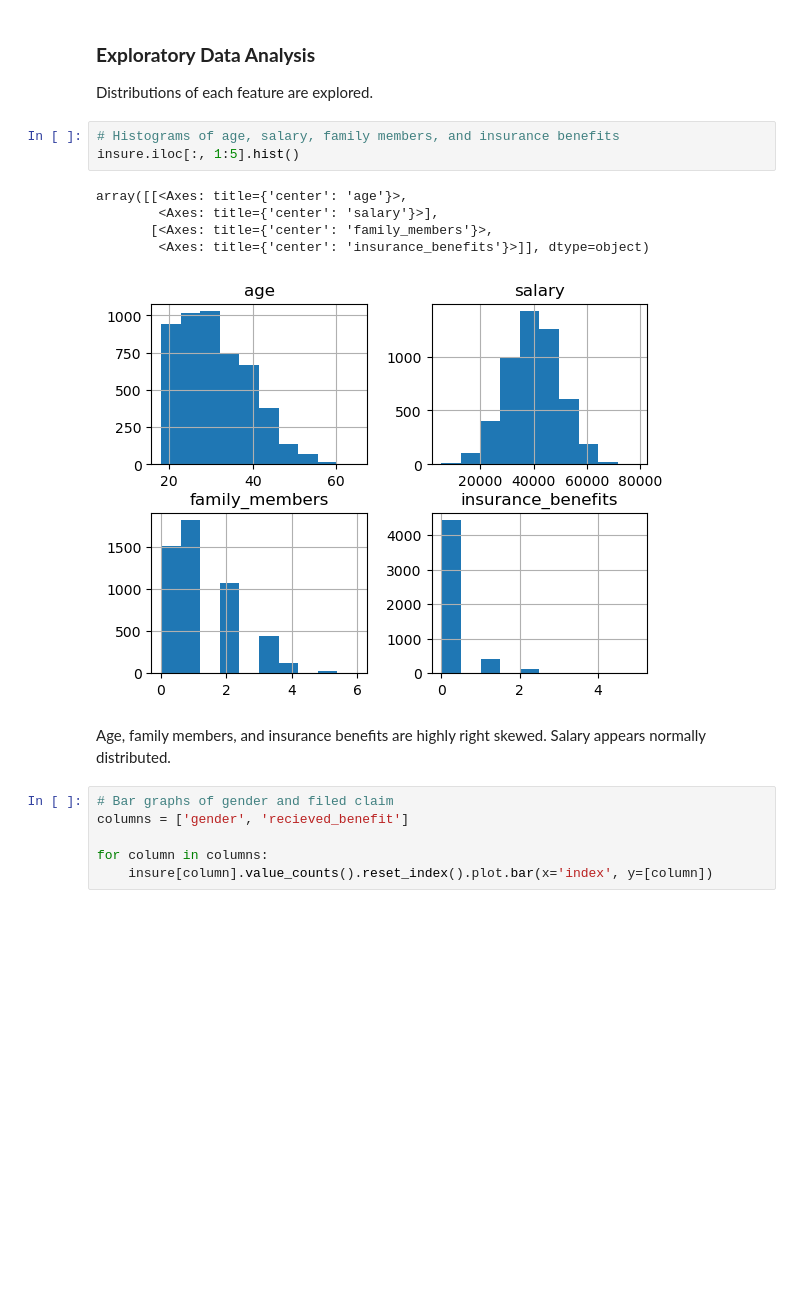
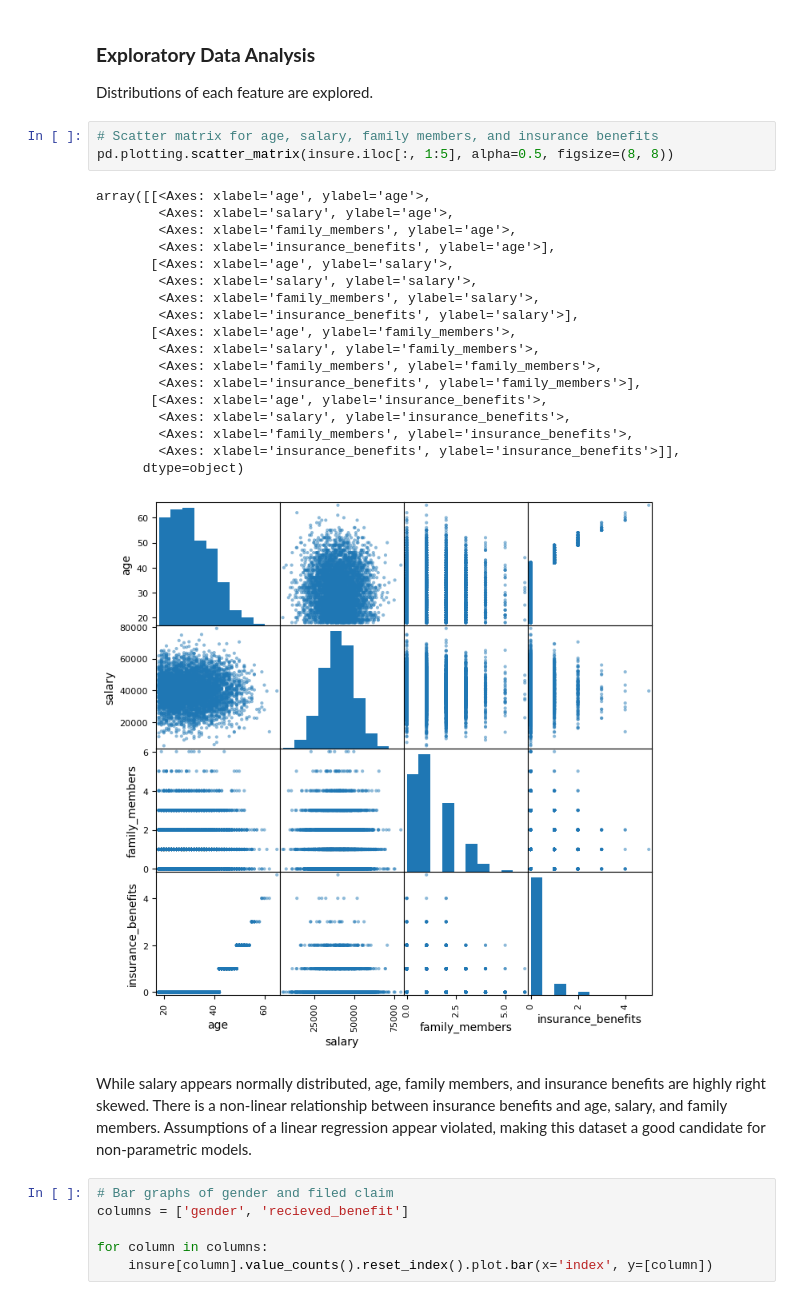
Before and after one commit to kellyshreeve/insurance, a Jupyter notebook: insurance_analysis.ipynb, the cells around one changed output. Drawn from its saved outputs; the diff is of its cells as text; blank space fills up the shorter version.

```diff
--- a/insurance_analysis.ipynb
+++ b/insurance_analysis.ipynb
@@ -106,16 +108,29 @@ Variable names are snake case, duplicates have been explored, and a binary filed
 
 Distributions of each feature are explored.
 # %%
-# Histograms of age, salary, family members, and insurance benefits
-insure.iloc[:, 1:5].hist()
+# Scatter matrix for age, salary, family members, and insurance benefits
+pd.plotting.scatter_matrix(insure.iloc[:, 1:5], alpha=0.5, figsize=(8, 8))
 # %% [output]
-array([[<Axes: title={'center': 'age'}>,
-        <Axes: title={'center': 'salary'}>],
-       [<Axes: title={'center': 'family_members'}>,
-        <Axes: title={'center': 'insurance_benefits'}>]], dtype=object)
+array([[<Axes: xlabel='age', ylabel='age'>,
+        <Axes: xlabel='salary', ylabel='age'>,
+        <Axes: xlabel='family_members', ylabel='age'>,
+        <Axes: xlabel='insurance_benefits', ylabel='age'>],
+       [<Axes: xlabel='age', ylabel='salary'>,
+        <Axes: xlabel='salary', ylabel='salary'>,
+        <Axes: xlabel='family_members', ylabel='salary'>,
+        <Axes: xlabel='insurance_benefits', ylabel='salary'>],
+       [<Axes: xlabel='age', ylabel='family_members'>,
+        <Axes: xlabel='salary', ylabel='family_members'>,
+        <Axes: xlabel='family_members', ylabel='family_members'>,
+        <Axes: xlabel='insurance_benefits', ylabel='family_members'>],
+       [<Axes: xlabel='age', ylabel='insurance_benefits'>,
+        <Axes: xlabel='salary', ylabel='insurance_benefits'>,
+        <Axes: xlabel='family_members', ylabel='insurance_benefits'>,
+        <Axes: xlabel='insurance_benefits', ylabel='insurance_benefits'>]],
+      dtype=object)
-[figure, old version]
+[figure, new version]
-# %% [markdown]
-Age, family members, and insurance benefits are highly right skewed. Salary appears normally distributed.
+# %% [markdown]
+While salary appears normally distributed, age, family members, and insurance benefits are highly right skewed. There is a non-linear relationship between insurance benefits and age, salary, and family members. Assumptions of a linear regression appear violated, making this dataset a good candidate for non-parametric models.
 # %%
 # Bar graphs of gender and filed claim
 columns = ['gender', 'recieved_benefit']
```
Also changed, not shown: parts of 6 cells of this notebook.
